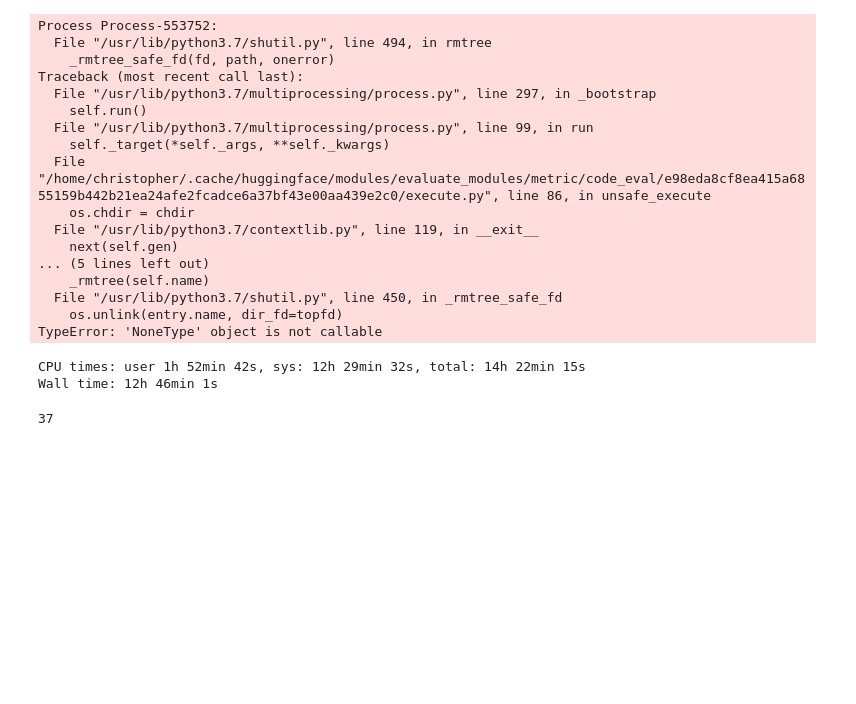
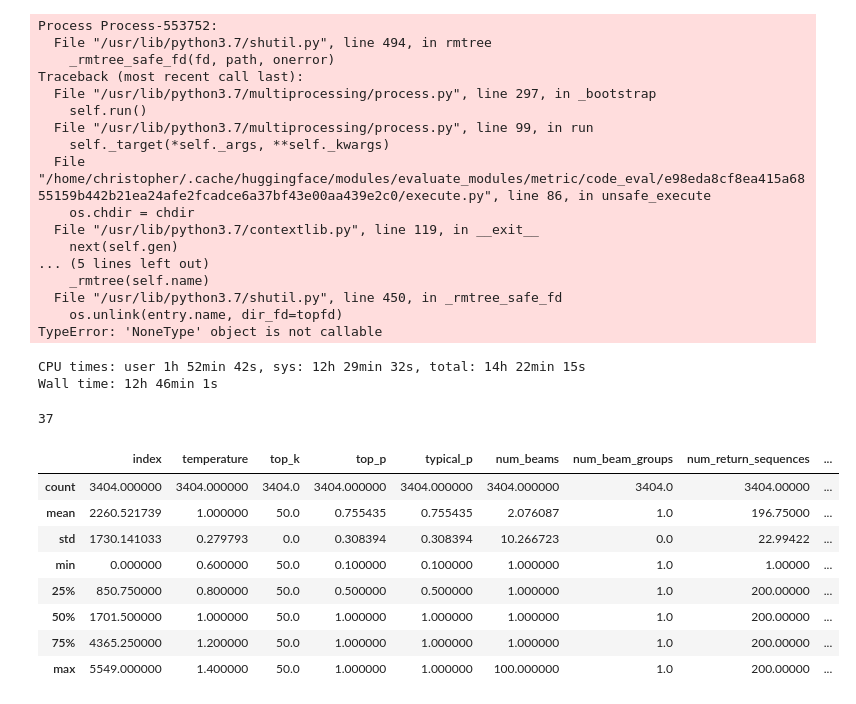
Before and after one commit to cakiki/codeLM, a Jupyter notebook: notebooks/pass_at_k.ipynb, the cells around one changed output. Saved outputs shown, nothing was run; the diff lists cells and outputs as text; code cells hidden in the pictures; blank space fills up the shorter version.

```diff
--- a/notebooks/pass_at_k.ipynb
+++ b/notebooks/pass_at_k.ipynb
@@ -109,3 +109,15 @@ with open(f'meta_list.pkl', 'wb') as f:
 # pass_at_k, meta = code_eval.compute(
 #             references=dset['references'], predictions=dset['cleaned_generation'], num_workers=28, k=[1,10,50,100,150,200]
 #         )
+# %%
+df.describe()
+# %% [output]
+|  | index | temperature | top_k | top_p | typical_p | num_beams | num_beam_groups | num_return_sequences | ... |
+| count | 3404.000000 | 3404.000000 | 3404.0 | 3404.000000 | 3404.000000 | 3404.000000 | 3404.0 | 3404.00000 | ... |
+| mean | 2260.521739 | 1.000000 | 50.0 | 0.755435 | 0.755435 | 2.076087 | 1.0 | 196.75000 | ... |
+| std | 1730.141033 | 0.279793 | 0.0 | 0.308394 | 0.308394 | 10.266723 | 0.0 | 22.99422 | ... |
+| min | 0.000000 | 0.600000 | 50.0 | 0.100000 | 0.100000 | 1.000000 | 1.0 | 1.00000 | ... |
+| 25% | 850.750000 | 0.800000 | 50.0 | 0.500000 | 0.500000 | 1.000000 | 1.0 | 200.00000 | ... |
+| 50% | 1701.500000 | 1.000000 | 50.0 | 1.000000 | 1.000000 | 1.000000 | 1.0 | 200.00000 | ... |
+| 75% | 4365.250000 | 1.200000 | 50.0 | 1.000000 | 1.000000 | 1.000000 | 1.0 | 200.00000 | ... |
+| max | 5549.000000 | 1.400000 | 50.0 | 1.000000 | 1.000000 | 100.000000 | 1.0 | 200.00000 | ... |
```
Also changed, not shown: 3 other files.
